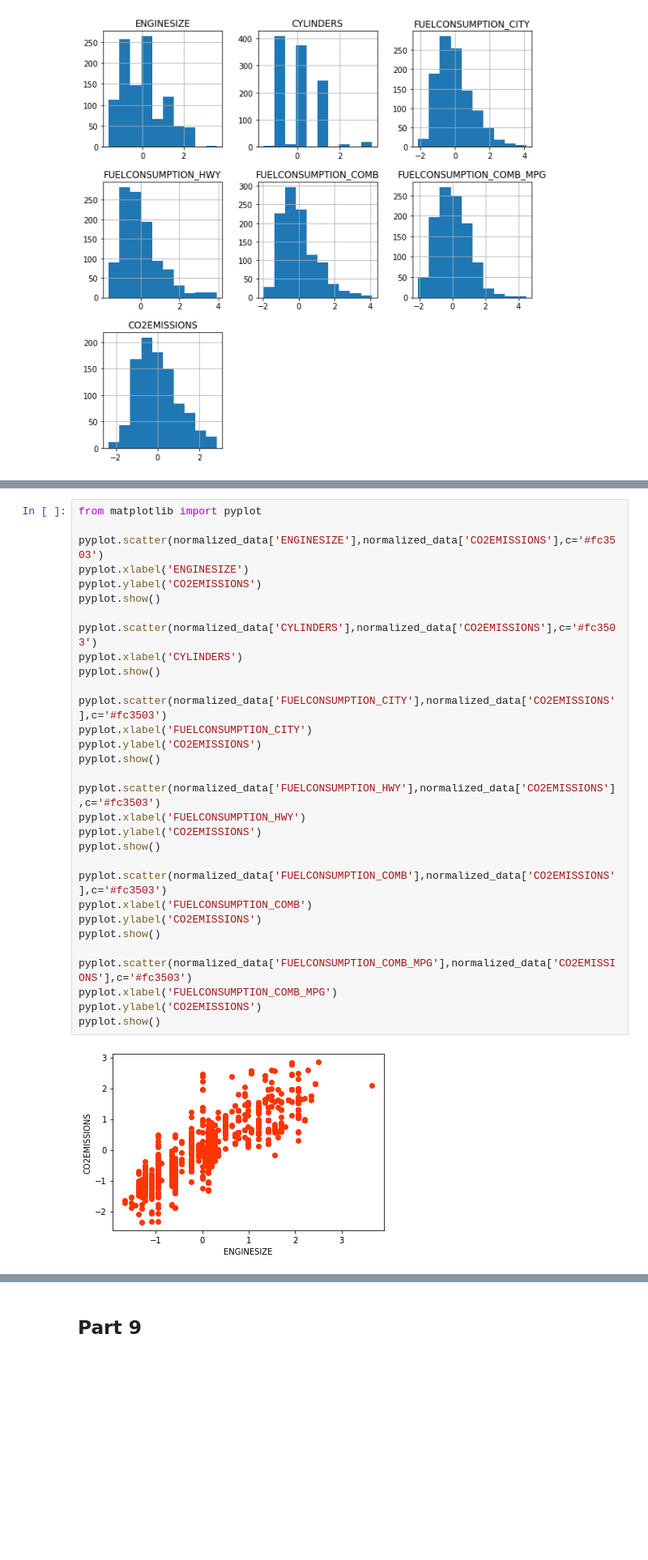
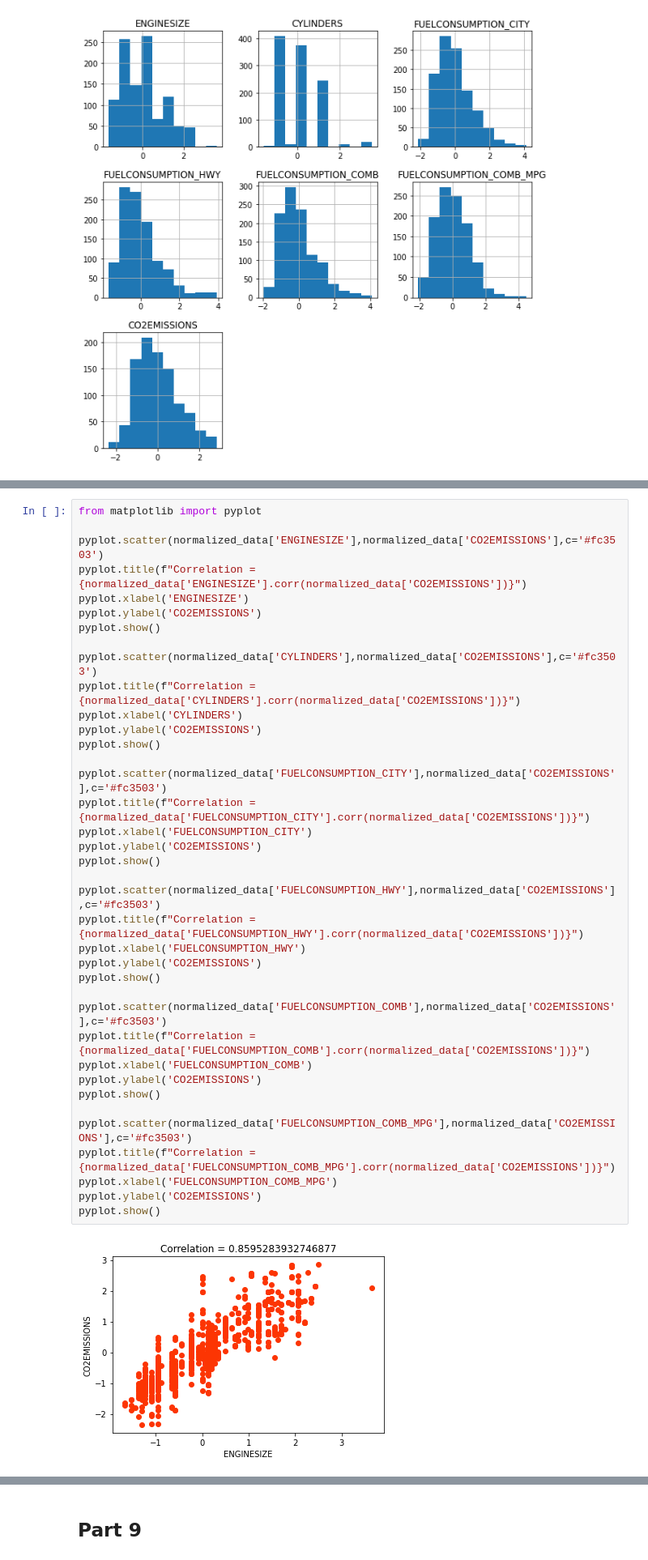
Before and after one commit to SM2A/Artificial_Intelligence_Course_Projects, a Jupyter notebook: CA0/Report.ipynb, the cells around one changed output, grey strips where cells are left out. Shown: that part at 81% size. Saved outputs shown, nothing was run; the diff lists cells and outputs as text; blank space fills up the shorter version.

```diff
--- a/CA0/Report.ipynb
+++ b/CA0/Report.ipynb
@@ -212,32 +219,39 @@ array([[<AxesSubplot:title={'center':'ENGINESIZE'}>,
 from matplotlib import pyplot
 
 pyplot.scatter(normalized_data['ENGINESIZE'],normalized_data['CO2EMISSIONS'],c='#fc3503')
+pyplot.title(f"Correlation = {normalized_data['ENGINESIZE'].corr(normalized_data['CO2EMISSIONS'])}")
 pyplot.xlabel('ENGINESIZE')
 pyplot.ylabel('CO2EMISSIONS')
 pyplot.show()
 
 pyplot.scatter(normalized_data['CYLINDERS'],normalized_data['CO2EMISSIONS'],c='#fc3503')
+pyplot.title(f"Correlation = {normalized_data['CYLINDERS'].corr(normalized_data['CO2EMISSIONS'])}")
 pyplot.xlabel('CYLINDERS')
+pyplot.ylabel('CO2EMISSIONS')
 pyplot.show()
 
 pyplot.scatter(normalized_data['FUELCONSUMPTION_CITY'],normalized_data['CO2EMISSIONS'],c='#fc3503')
+pyplot.title(f"Correlation = {normalized_data['FUELCONSUMPTION_CITY'].corr(normalized_data['CO2EMISSIONS'])}")
 pyplot.xlabel('FUELCONSUMPTION_CITY')
 pyplot.ylabel('CO2EMISSIONS')
 pyplot.show()
 
 pyplot.scatter(normalized_data['FUELCONSUMPTION_HWY'],normalized_data['CO2EMISSIONS'],c='#fc3503')
+pyplot.title(f"Correlation = {normalized_data['FUELCONSUMPTION_HWY'].corr(normalized_data['CO2EMISSIONS'])}")
 pyplot.xlabel('FUELCONSUMPTION_HWY')
 pyplot.ylabel('CO2EMISSIONS')
 pyplot.show()
 
 pyplot.scatter(normalized_data['FUELCONSUMPTION_COMB'],normalized_data['CO2EMISSIONS'],c='#fc3503')
+pyplot.title(f"Correlation = {normalized_data['FUELCONSUMPTION_COMB'].corr(normalized_data['CO2EMISSIONS'])}")
 pyplot.xlabel('FUELCONSUMPTION_COMB')
 pyplot.ylabel('CO2EMISSIONS')
 pyplot.show()
 
 pyplot.scatter(normalized_data['FUELCONSUMPTION_COMB_MPG'],normalized_data['CO2EMISSIONS'],c='#fc3503')
+pyplot.title(f"Correlation = {normalized_data['FUELCONSUMPTION_COMB_MPG'].corr(normalized_data['CO2EMISSIONS'])}")
 pyplot.xlabel('FUELCONSUMPTION_COMB_MPG')
 pyplot.ylabel('CO2EMISSIONS')
 pyplot.show()
 # %% [output]
-[figure, old version]
+[figure, new version]
```
Also changed, not shown: parts of 7 cells of this notebook, 2 other files.
